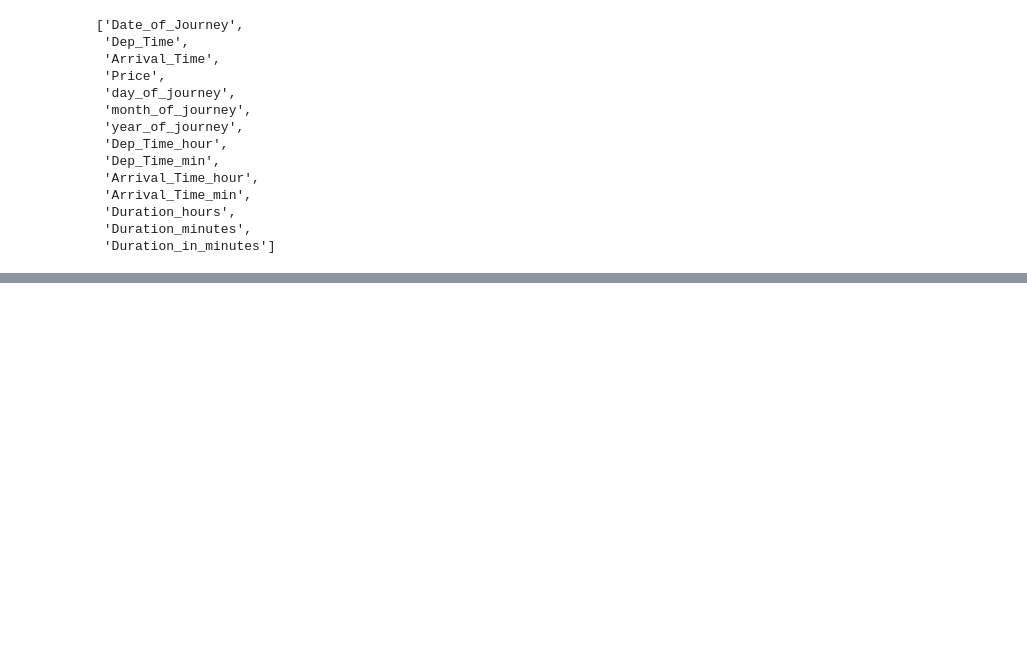
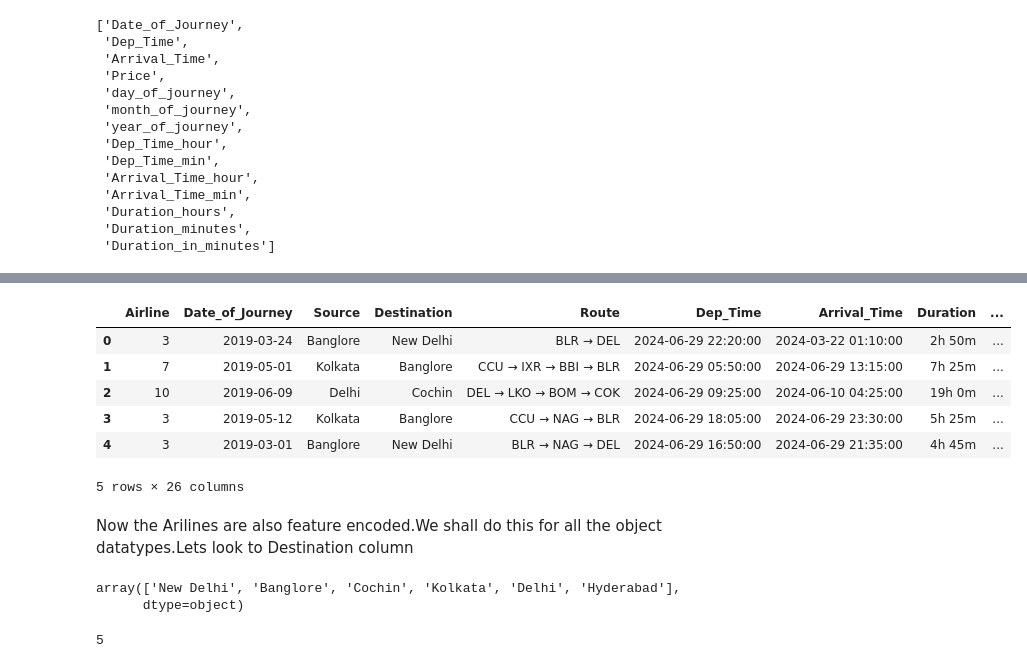
Before and after one commit to reyuvel/Airline_Ticket_Price_Prediction, a Jupyter notebook: DataCleaning/DataClean.ipynb, the cells around one changed output, grey strips where cells are left out. Drawn from its saved outputs; the diff is of its cells as text; code cells hidden in the pictures; blank space fills up the shorter version.

Commit message:
Feature encoding is done almost

```diff
--- a/DataCleaning/DataClean.ipynb
+++ b/DataCleaning/DataClean.ipynb
@@ -577,0 +625,4 @@ for sub_cat in data_1['Source'].unique():
+# %%
+#now we can index this just by using index method
+airlines_mean=data_1.groupby(['Airline'])['Price'].mean().sort_values(ascending=True).index
+airlines_mean
@@ -577,0 +635,4 @@ for sub_cat in data_1['Source'].unique():
+# %%
+#now lets convert this list into dictionary with key value pairs with key as the name of airline and value as the indexing number in their list
+airlines_encoding_dictionary={key:index for index,key in enumerate(airlines_mean,0)}
+airlines_encoding_dictionary
@@ -577,0 +652,19 @@ for sub_cat in data_1['Source'].unique():
+# %%
+#now lets map it with the airline column in original data
+data_1['Airline']=data_1['Airline'].map(airlines_encoding_dictionary)
+data_1.head()
+# %% [output]
+|  | Airline | Date_of_Journey | Source | Destination | Route | Dep_Time | Arrival_Time | Duration | ... |
+| 0 | 3 | 2019-03-24 | Banglore | New Delhi | BLR → DEL | 2024-06-29 22:20:00 | 2024-03-22 01:10:00 | 2h 50m | ... |
+| 1 | 7 | 2019-05-01 | Kolkata | Banglore | CCU → IXR → BBI → BLR | 2024-06-29 05:50:00 | 2024-06-29 13:15:00 | 7h 25m | ... |
+| 2 | 10 | 2019-06-09 | Delhi | Cochin | DEL → LKO → BOM → COK | 2024-06-29 09:25:00 | 2024-06-10 04:25:00 | 19h 0m | ... |
+| 3 | 3 | 2019-05-12 | Kolkata | Banglore | CCU → NAG → BLR | 2024-06-29 18:05:00 | 2024-06-29 23:30:00 | 5h 25m | ... |
+| 4 | 3 | 2019-03-01 | Banglore | New Delhi | BLR → NAG → DEL | 2024-06-29 16:50:00 | 2024-06-29 21:35:00 | 4h 45m | ... |
+5 rows × 26 columns
+# %% [markdown]
+Now the Arilines are also feature encoded.We shall do this for all the object datatypes.Lets look to Destination column
+# %%
+data_1['Destination'].unique()
+# %% [output]
+array(['New Delhi', 'Banglore', 'Cochin', 'Kolkata', 'Delhi', 'Hyderabad'],
+      dtype=object)
@@ -577,0 +675,5 @@ for sub_cat in data_1['Source'].unique():
+# %%
+#her delhi and new delhi are same
+data_1['Destination'].nunique()
+# %% [output]
+5
```
Also changed, not shown: parts of 34 cells of this notebook.
